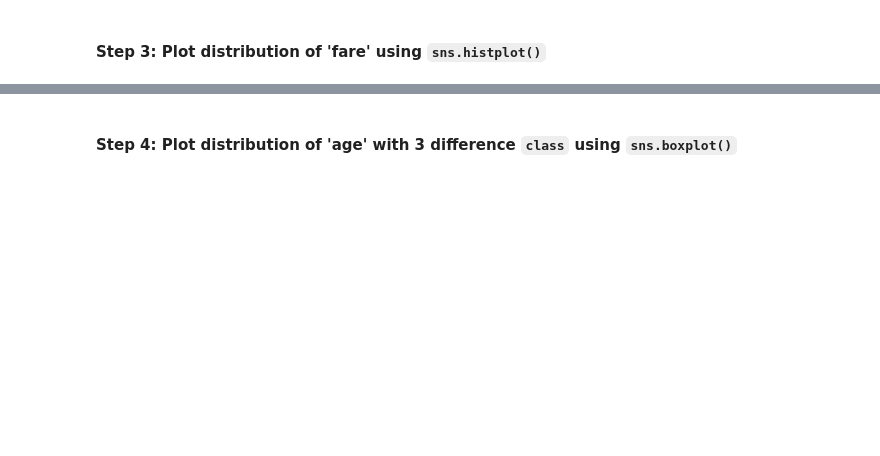
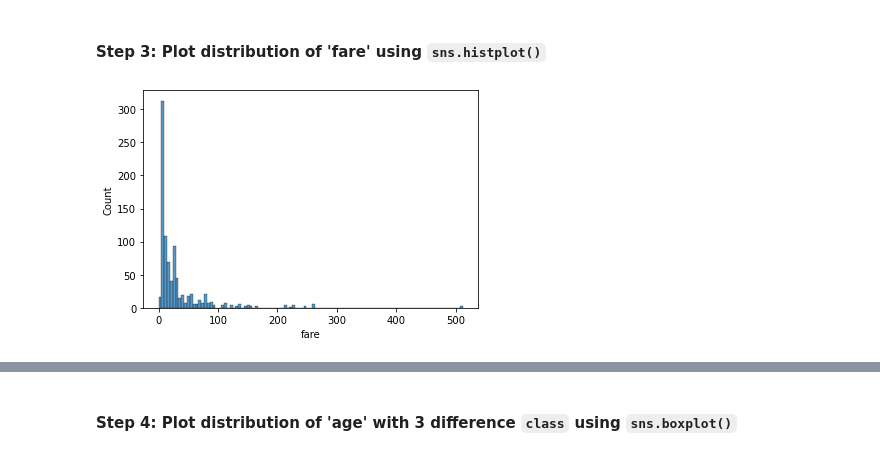
Before and after one commit to honghanhh/mci_python_33a8_l1, a Jupyter notebook: Live Slides/Live Lecture 10/uyenlt_Capstone Project.ipynb, the cells around one changed output, grey strips where cells are left out. Drawn from its saved outputs; the diff is of its cells as text; code cells hidden in the pictures; blank space fills up the shorter version.

```diff
--- a/Live Slides/Live Lecture 10/uyenlt_Capstone Project.ipynb
+++ b/Live Slides/Live Lecture 10/uyenlt_Capstone Project.ipynb
@@ -225,0 +224,3 @@ import matplotlib.pyplot as plt
+# %%
+titanic = sns.load_dataset('titanic')
+titanic.head()
@@ -226,2 +234,7 @@ import matplotlib.pyplot as plt
 # %% [markdown]
 #### Step 3: Plot distribution of 'fare' using `sns.histplot()`
+# %%
+sns.histplot(titanic, x='fare')
+plt.show()
+# %% [output]
+[figure, added]
```
Also changed, not shown: parts of 38 cells of this notebook.
